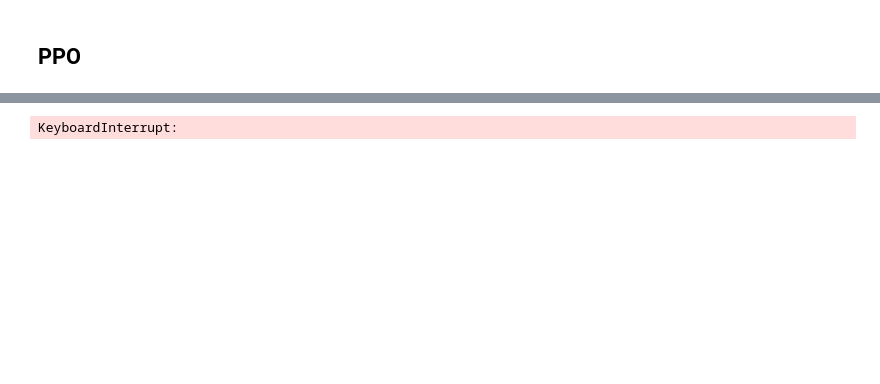
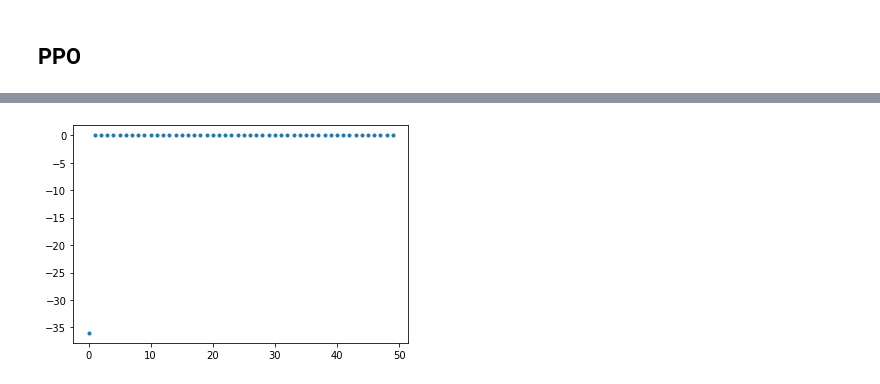
Before and after one commit to linsut/rl, a Jupyter notebook: Cliffwalking.ipynb, the cells around one changed output, grey strips where cells are left out. Cells and saved outputs as stored; diff of their text form; code cells hidden in the pictures; blank space fills up the shorter version.

```diff
--- a/Cliffwalking.ipynb
+++ b/Cliffwalking.ipynb
@@ -475,7 +474,7 @@ from stable_baselines3 import PPO
 # %%
 # This is the AI model
 
-model = PPO('MlpPolicy', env, verbose=1, learning_rate=0.000001,
+model = PPO('MlpPolicy', env, verbose=1, learning_rate=0.001,
 
             n_steps=512)
 # %% [output]
@@ -508,23 +507,24 @@ model.learn(total_timesteps=1000000)
 # %%
 # Start the game
 done = False
 rewards = []
 reward_acc = 0
 # Loop through the game
 for i in range(50):
     state = env.reset()
+    done = False
     while (not done):
 
         action, _ = model.predict(state)
         state, reward, done, info = env.step(action)
         reward_acc += reward
 
     rewards.append(reward_acc)
     # Plot episode Rewards
     reward_acc = 0
     #done = False
 
 plot.plot(range(50),rewards, ".")
 plot.show()
 # %% [output]
-KeyboardInterrupt:
+[figure, added]
```
Also changed, not shown: parts of 6 cells of this notebook, 4 other files.
